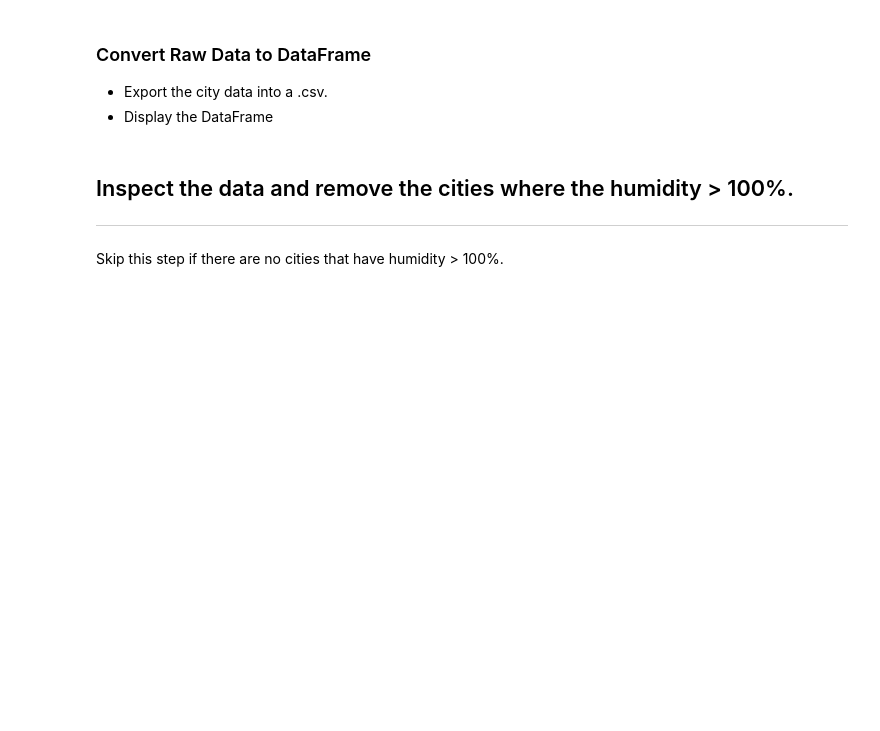
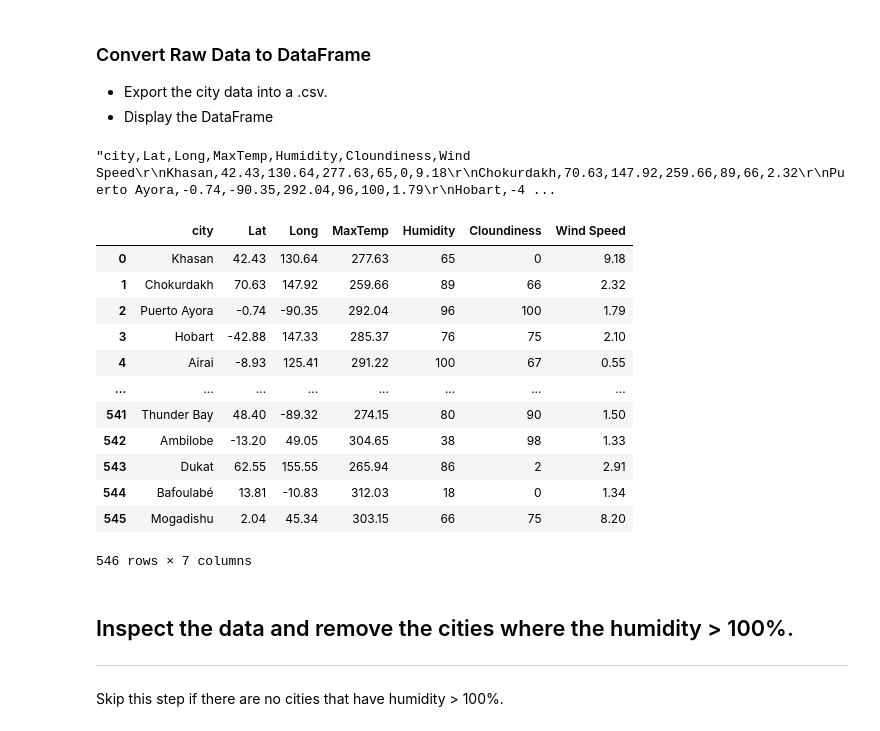
Before and after one commit to jocelyn4112/python-api-challenge, a Jupyter notebook: WeatherPy/WeatherPy - USE.ipynb, the cells around one changed output. Cells and saved outputs as stored; diff of their text form; code cells hidden in the pictures; blank space fills up the shorter version.

```diff
--- a/WeatherPy/WeatherPy - USE.ipynb
+++ b/WeatherPy/WeatherPy - USE.ipynb
@@ -118,9 +156,27 @@ city_weather_df = pd.DataFrame({
 
 
 city_weather_df
+city_weather_df.to_csv(index=False)
+# %% [output]
+"city,Lat,Long,MaxTemp,Humidity,Cloundiness,Wind Speed\r\nKhasan,42.43,130.64,277.63,65,0,9.18\r\nChokurdakh,70.63,147.92,259.66,89,66,2.32\r\nPuerto Ayora,-0.74,-90.35,292.04,96,100,1.79\r\nHobart,-4 ...
 # %%
 #export to csv
-city_weather_df = city_weather_df.to_csv("cities.csv")
+#city_weather_df = city_weather_df.to_csv("cities.csv")
+city_weather_df
+# %% [output]
+|  | city | Lat | Long | MaxTemp | Humidity | Cloundiness | Wind Speed |
+| 0 | Khasan | 42.43 | 130.64 | 277.63 | 65 | 0 | 9.18 |
+| 1 | Chokurdakh | 70.63 | 147.92 | 259.66 | 89 | 66 | 2.32 |
+| 2 | Puerto Ayora | -0.74 | -90.35 | 292.04 | 96 | 100 | 1.79 |
+| 3 | Hobart | -42.88 | 147.33 | 285.37 | 76 | 75 | 2.10 |
+| 4 | Airai | -8.93 | 125.41 | 291.22 | 100 | 67 | 0.55 |
+| ... | ... | ... | ... | ... | ... | ... | ... |
+| 541 | Thunder Bay | 48.40 | -89.32 | 274.15 | 80 | 90 | 1.50 |
+| 542 | Ambilobe | -13.20 | 49.05 | 304.65 | 38 | 98 | 1.33 |
+| 543 | Dukat | 62.55 | 155.55 | 265.94 | 86 | 2 | 2.91 |
+| 544 | Bafoulabé | 13.81 | -10.83 | 312.03 | 18 | 0 | 1.34 |
+| 545 | Mogadishu | 2.04 | 45.34 | 303.15 | 66 | 75 | 8.20 |
+546 rows × 7 columns
 # %% [markdown]
 ## Inspect the data and remove the cities where the humidity > 100%.
 ----
```
Also changed, not shown: parts of 7 cells of this notebook, 6 other files.
